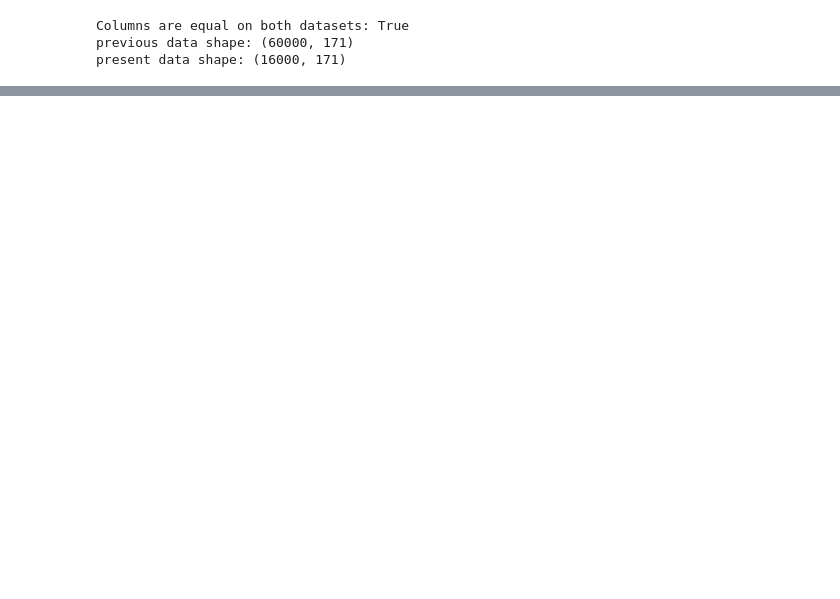
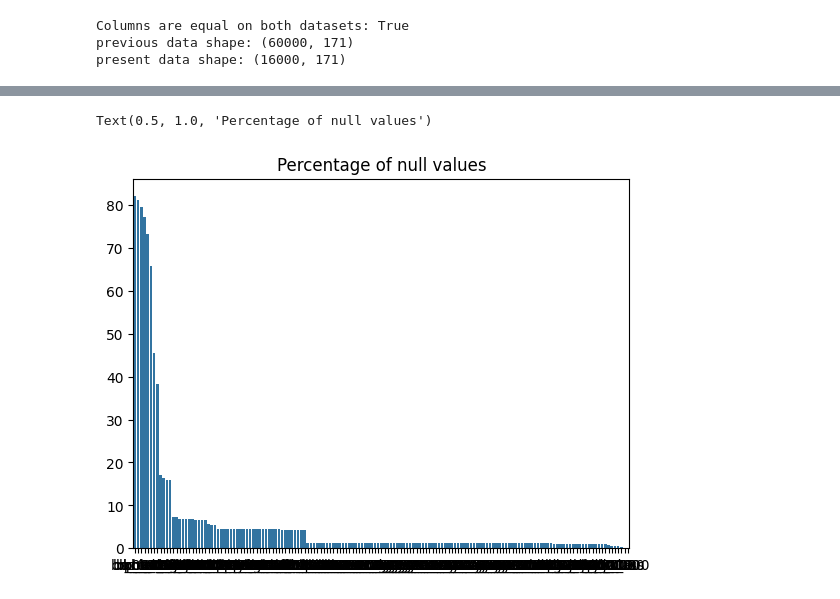
Before and after one commit to pedrobortolon/truck-air-system-failure-analysis, a Jupyter notebook: truck_company_analysis.ipynb, the cells around one changed output, grey strips where cells are left out. Saved outputs shown, nothing was run; the diff lists cells and outputs as text; code cells hidden in the pictures; blank space fills up the shorter version.

```diff
--- a/truck_company_analysis.ipynb
+++ b/truck_company_analysis.ipynb
@@ -47,0 +96,14 @@ Present percentage of air failures: 2.34375%
+# %%
+#### Remove columns with more than p% missing data
+p = 20
+
+columns_to_remove_previous = set(percentage_of_na_values_previous[percentage_of_na_values_previous > 20].index)
+columns_to_remove_present = set(percentage_of_na_values_present[percentage_of_na_values_present > 20].index)
+# print(columns_to_remove_previous)
+# print(columns_to_remove_present)
+# print(columns_to_remove_present - columns_to_remove_previous)
+
+columns_to_remove = columns_to_remove_previous & columns_to_remove_present
+previous.drop(columns=columns_to_remove, axis="columns", inplace=True)
+present.drop(columns=columns_to_remove, axis="columns", inplace=True)
+full_df.drop(columns=columns_to_remove, axis="columns", inplace=True)
@@ -47,0 +112,8 @@ Present percentage of air failures: 2.34375%
+# %%
+#### get percentage of null values
+percentage_of_na_values_previous = previous.isna().sum().sort_values(ascending=False)/600
+fig = sns.barplot(data=percentage_of_na_values_previous)
+fig.set_title("Percentage of null values")
+# %% [output]
+Text(0.5, 1.0, 'Percentage of null values')
+[figure, added]
```
Also changed, not shown: parts of 55 cells of this notebook, 10 other files.
